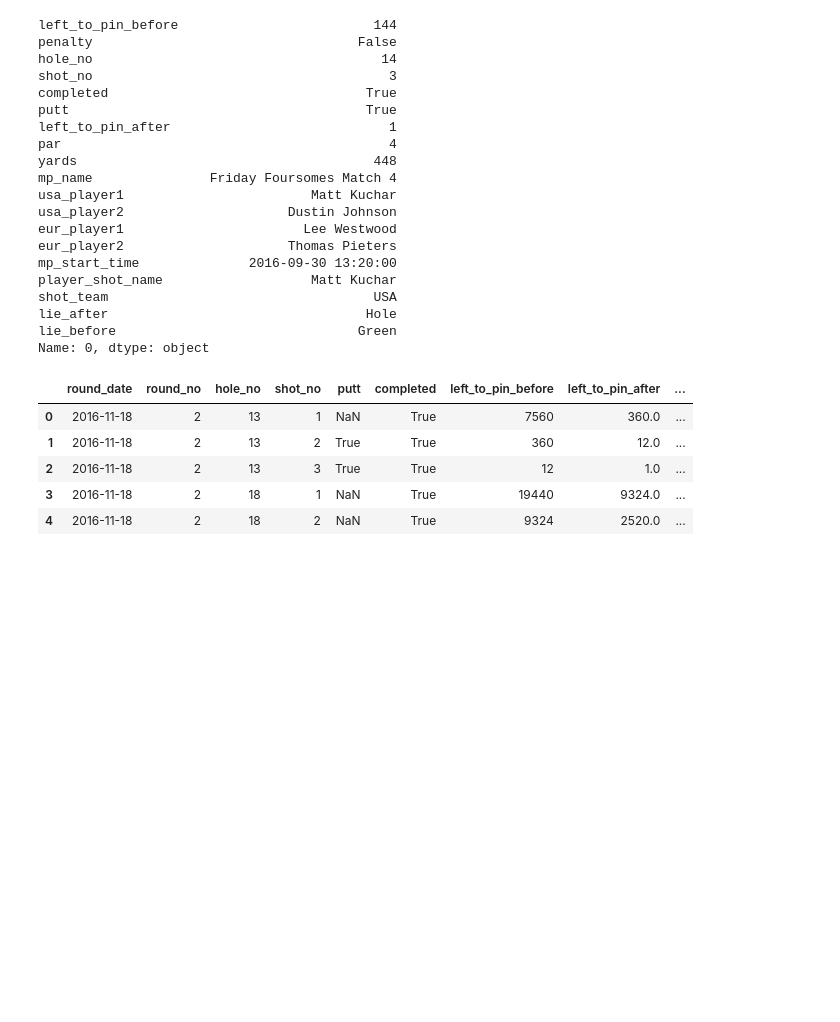
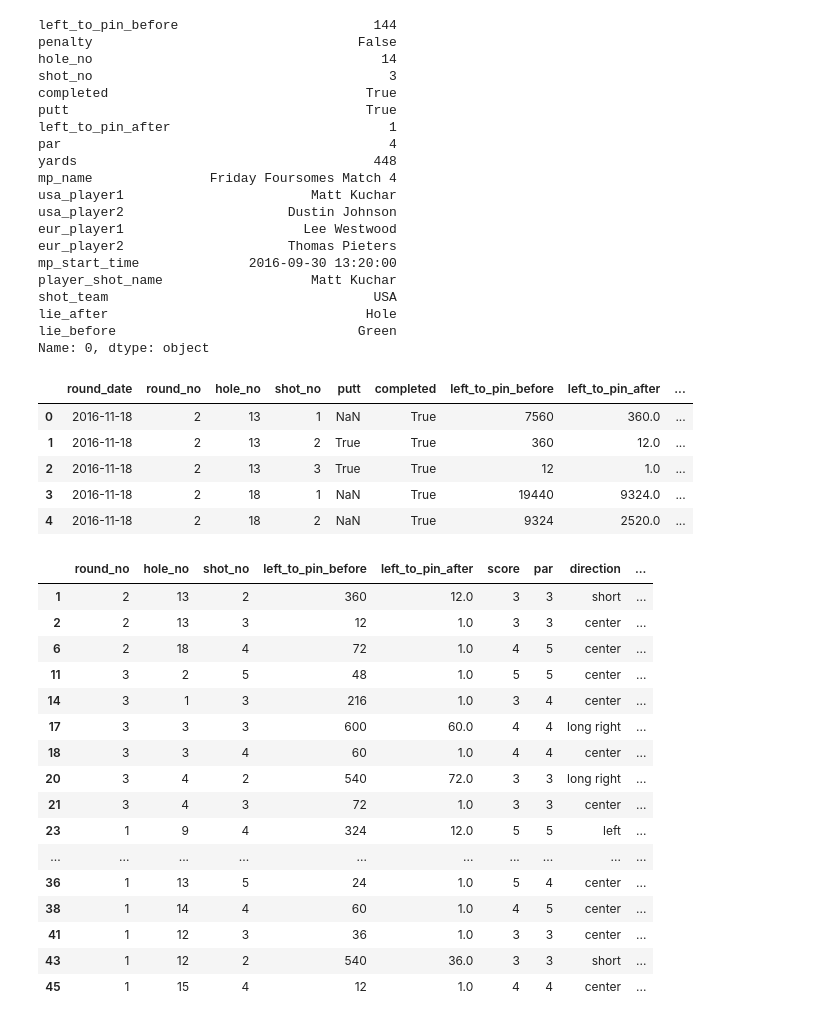
Before and after one commit to brendansudol/golf-moneyball, a Jupyter notebook: notebooks/explore.ipynb, the cells around one changed output. Drawn from its saved outputs; the diff is of its cells as text; code cells hidden in the pictures; blank space fills up the shorter version.

```diff
--- a/notebooks/explore.ipynb
+++ b/notebooks/explore.ipynb
@@ -55,3 +57,37 @@ df_dh.head()
 | 2 | 2016-11-18 | 2 | 13 | 3 | True | True | 12 | 1.0 | ... |
 | 3 | 2016-11-18 | 2 | 18 | 1 | NaN | True | 19440 | 9324.0 | ... |
 | 4 | 2016-11-18 | 2 | 18 | 2 | NaN | True | 9324 | 2520.0 | ... |
+# %%
+putts = df_dh[(df_dh.putt == True) & (df_dh.club == 'putter')].copy()
+
+putts['made_it'] = putts['lie_after'] == 'Hole'
+putts['feet_before'] = round(putts['left_to_pin_before'] / 12.0).astype(int)
+putts['putts_needed'] = putts['score'] - putts['shot_no'] + 1
+
+cols = [
+    'round_no', 'hole_no', 'shot_no', 'left_to_pin_before',
+    'left_to_pin_after', 'score', 'par', 'direction',
+    'made_it', 'feet_before', 'putts_needed',
+]
+
+putts = putts[cols]
+
+putts.head(20)
+# %% [output]
+|  | round_no | hole_no | shot_no | left_to_pin_before | left_to_pin_after | score | par | direction | ... |
+| 1 | 2 | 13 | 2 | 360 | 12.0 | 3 | 3 | short | ... |
+| 2 | 2 | 13 | 3 | 12 | 1.0 | 3 | 3 | center | ... |
+| 6 | 2 | 18 | 4 | 72 | 1.0 | 4 | 5 | center | ... |
+| 11 | 3 | 2 | 5 | 48 | 1.0 | 5 | 5 | center | ... |
+| 14 | 3 | 1 | 3 | 216 | 1.0 | 3 | 4 | center | ... |
+| 17 | 3 | 3 | 3 | 600 | 60.0 | 4 | 4 | long right | ... |
+| 18 | 3 | 3 | 4 | 60 | 1.0 | 4 | 4 | center | ... |
+| 20 | 3 | 4 | 2 | 540 | 72.0 | 3 | 3 | long right | ... |
+| 21 | 3 | 4 | 3 | 72 | 1.0 | 3 | 3 | center | ... |
+| 23 | 1 | 9 | 4 | 324 | 12.0 | 5 | 5 | left | ... |
+| ... | ... | ... | ... | ... | ... | ... | ... | ... | ... |
+| 36 | 1 | 13 | 5 | 24 | 1.0 | 5 | 4 | center | ... |
+| 38 | 1 | 14 | 4 | 60 | 1.0 | 4 | 5 | center | ... |
+| 41 | 1 | 12 | 3 | 36 | 1.0 | 3 | 3 | center | ... |
+| 43 | 1 | 12 | 2 | 540 | 36.0 | 3 | 3 | short | ... |
+| 45 | 1 | 15 | 4 | 12 | 1.0 | 4 | 4 | center | ... |
```
Also changed, not shown: parts of 3 cells of this notebook, 1 other file.
